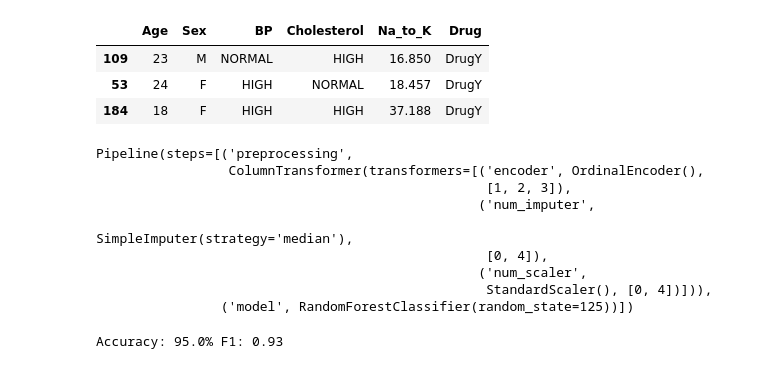
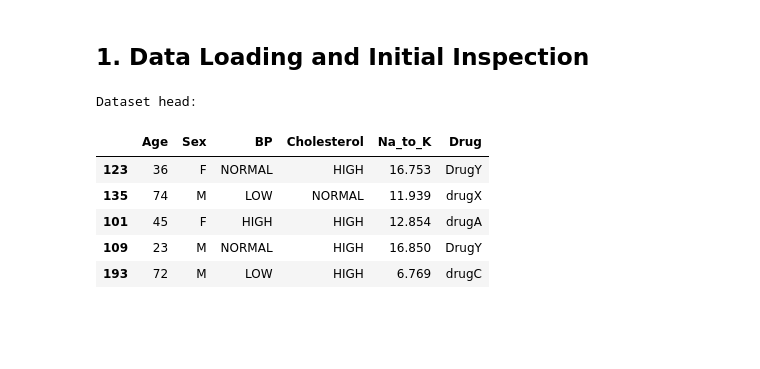
Before and after one commit to ashish0kumar/Drug-Classification-MLOps, a Jupyter notebook: notebook.ipynb, the cells around one changed output. Drawn from its saved outputs; the diff is of its cells as text; code cells hidden in the pictures; blank space fills up the shorter version.

Commit message:
model update

```diff
--- a/notebook.ipynb
+++ b/notebook.ipynb
@@ -1,11 +32,16 @@
+# %% [markdown]
+## 1. Data Loading and Initial Inspection
 # %%
-import pandas as pd
+drug_df = pd.read_csv("Data/drug.csv")
+drug_df = drug_df.sample(frac=1, random_state=125) # Added random_state for reproducibility
 
-drug_df = pd.read_csv("Data/drug.csv")
-drug_df = drug_df.sample(frac=1)
-drug_df.head(3)
+print("Dataset head:")
+display(drug_df.head())
 # %% [output]
+Dataset head:
 |  | Age | Sex | BP | Cholesterol | Na_to_K | Drug |
+| 123 | 36 | F | NORMAL | HIGH | 16.753 | DrugY |
+| 135 | 74 | M | LOW | NORMAL | 11.939 | drugX |
+| 101 | 45 | F | HIGH | HIGH | 12.854 | drugA |
 | 109 | 23 | M | NORMAL | HIGH | 16.850 | DrugY |
-| 53 | 24 | F | HIGH | NORMAL | 18.457 | DrugY |
-| 184 | 18 | F | HIGH | HIGH | 37.188 | DrugY |
+| 193 | 72 | M | LOW | HIGH | 6.769 | drugC |
@@ -21,44 +47,0 @@ X_train, X_test, y_train, y_test = train_test_split(
-# %%
-from sklearn.compose import ColumnTransformer
-from sklearn.ensemble import RandomForestClassifier
-from sklearn.impute import SimpleImputer
-from sklearn.pipeline import Pipeline
-from sklearn.preprocessing import OrdinalEncoder, StandardScaler
-
-cat_col = [1,2,3]
-num_col = [0,4]
-
-transform = ColumnTransformer(
-    [
-        ("encoder", OrdinalEncoder(), cat_col),
-        ("num_imputer", SimpleImputer(strategy="median"), num_col),
-        ("num_scaler", StandardScaler(), num_col),
-    ]
-)
-pipe = Pipeline(
-    steps=[
-        ("preprocessing", transform),
-        ("model", RandomForestClassifier(n_estimators=100, random_state=125)),
-    ]
-)
-pipe.fit(X_train, y_train)
-# %% [output]
-Pipeline(steps=[('preprocessing',
-                 ColumnTransformer(transformers=[('encoder', OrdinalEncoder(),
-                                                  [1, 2, 3]),
-                                                 ('num_imputer',
-                                                  SimpleImputer(strategy='median'),
-                                                  [0, 4]),
-                                                 ('num_scaler',
-                                                  StandardScaler(), [0, 4])])),
-                ('model', RandomForestClassifier(random_state=125))])
-# %%
-from sklearn.metrics import accuracy_score, f1_score
-
-predictions = pipe.predict(X_test)
-accuracy = accuracy_score(y_test, predictions)
-f1 = f1_score(y_test, predictions, average="macro")
-
-print("Accuracy:", str(round(accuracy, 2) * 100) + "%", "F1:", round(f1, 2))
-# %% [output]
-Accuracy: 95.0% F1: 0.93
```
Also changed, not shown: parts of 21 cells of this notebook, 13 other files.
